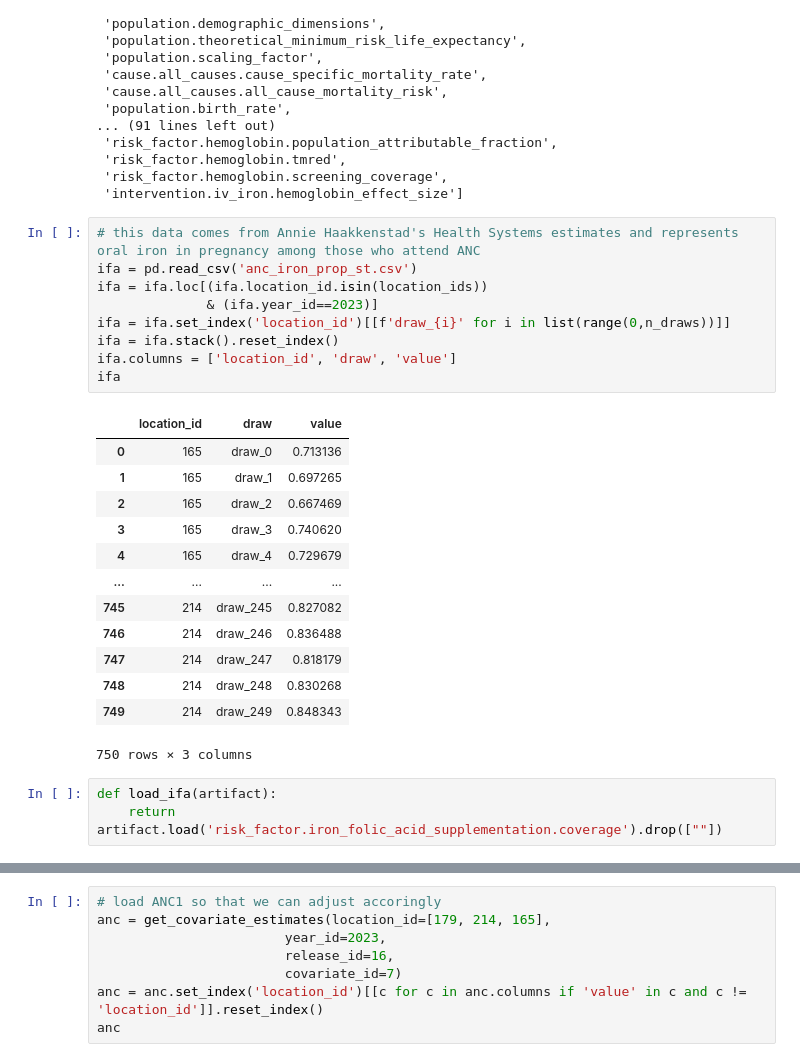
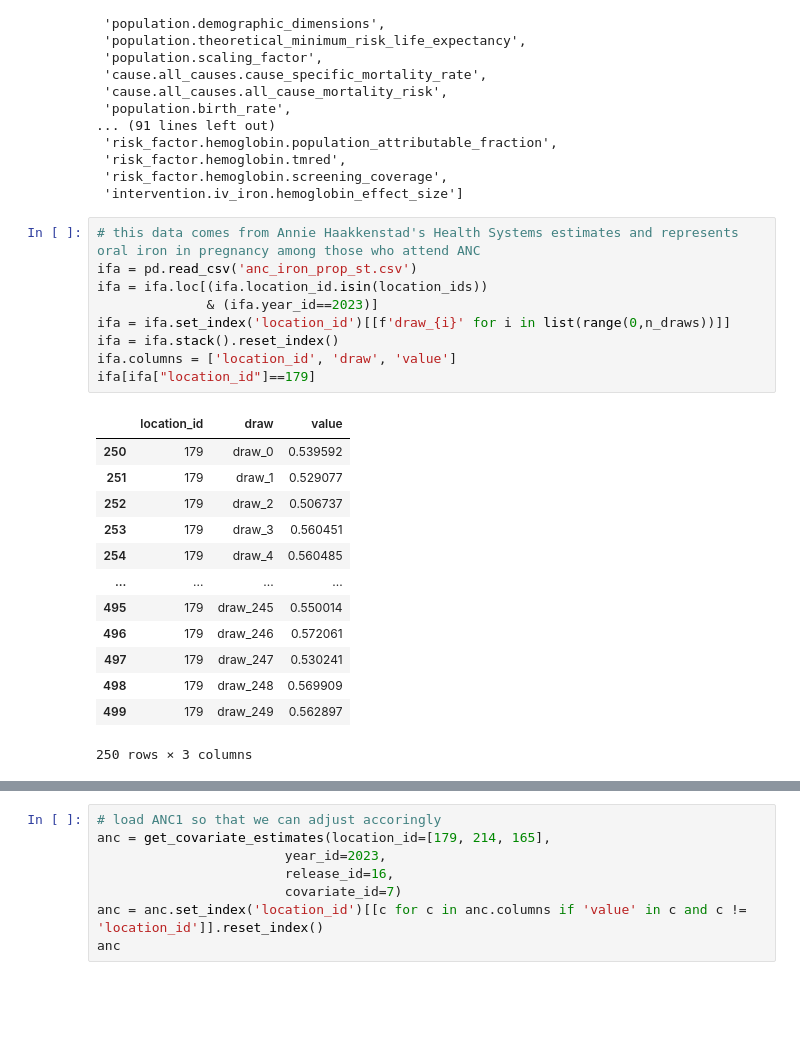
Before and after one commit to ihmeuw/vivarium_gates_mncnh, a Jupyter notebook: src/vivarium_gates_mncnh/data/ifa_mms_gestation_shifts/ifa_gestational_age_shifts.ipynb, the cells around one changed output, grey strips where cells are left out. Cells and saved outputs as stored; diff of their text form; blank space fills up the shorter version.

```diff
--- a/src/vivarium_gates_mncnh/data/ifa_mms_gestation_shifts/ifa_gestational_age_shifts.ipynb
+++ b/src/vivarium_gates_mncnh/data/ifa_mms_gestation_shifts/ifa_gestational_age_shifts.ipynb
@@ -42,27 +43,24 @@ art_ethiopia.keys
 # %%
 # this data comes from Annie Haakkenstad's Health Systems estimates and represents oral iron in pregnancy among those who attend ANC
 ifa = pd.read_csv('anc_iron_prop_st.csv')
 ifa = ifa.loc[(ifa.location_id.isin(location_ids))
               & (ifa.year_id==2023)]
 ifa = ifa.set_index('location_id')[[f'draw_{i}' for i in list(range(0,n_draws))]]
 ifa = ifa.stack().reset_index()
 ifa.columns = ['location_id', 'draw', 'value']
-ifa
+ifa[ifa["location_id"]==179]
 # %% [output]
 |  | location_id | draw | value |
-| 0 | 165 | draw_0 | 0.713136 |
-| 1 | 165 | draw_1 | 0.697265 |
-| 2 | 165 | draw_2 | 0.667469 |
-| 3 | 165 | draw_3 | 0.740620 |
-| 4 | 165 | draw_4 | 0.729679 |
+| 250 | 179 | draw_0 | 0.539592 |
+| 251 | 179 | draw_1 | 0.529077 |
+| 252 | 179 | draw_2 | 0.506737 |
+| 253 | 179 | draw_3 | 0.560451 |
+| 254 | 179 | draw_4 | 0.560485 |
 | ... | ... | ... | ... |
-| 745 | 214 | draw_245 | 0.827082 |
-| 746 | 214 | draw_246 | 0.836488 |
-| 747 | 214 | draw_247 | 0.818179 |
-| 748 | 214 | draw_248 | 0.830268 |
-| 749 | 214 | draw_249 | 0.848343 |
+| 495 | 179 | draw_245 | 0.550014 |
+| 496 | 179 | draw_246 | 0.572061 |
+| 497 | 179 | draw_247 | 0.530241 |
+| 498 | 179 | draw_248 | 0.569909 |
+| 499 | 179 | draw_249 | 0.562897 |
-750 rows × 3 columns
+250 rows × 3 columns
-# %%
-def load_ifa(artifact):
-    return artifact.load('risk_factor.iron_folic_acid_supplementation.coverage').drop([""])
 # %%
```
Also changed, not shown: parts of 19 cells of this notebook, 2 other files.
